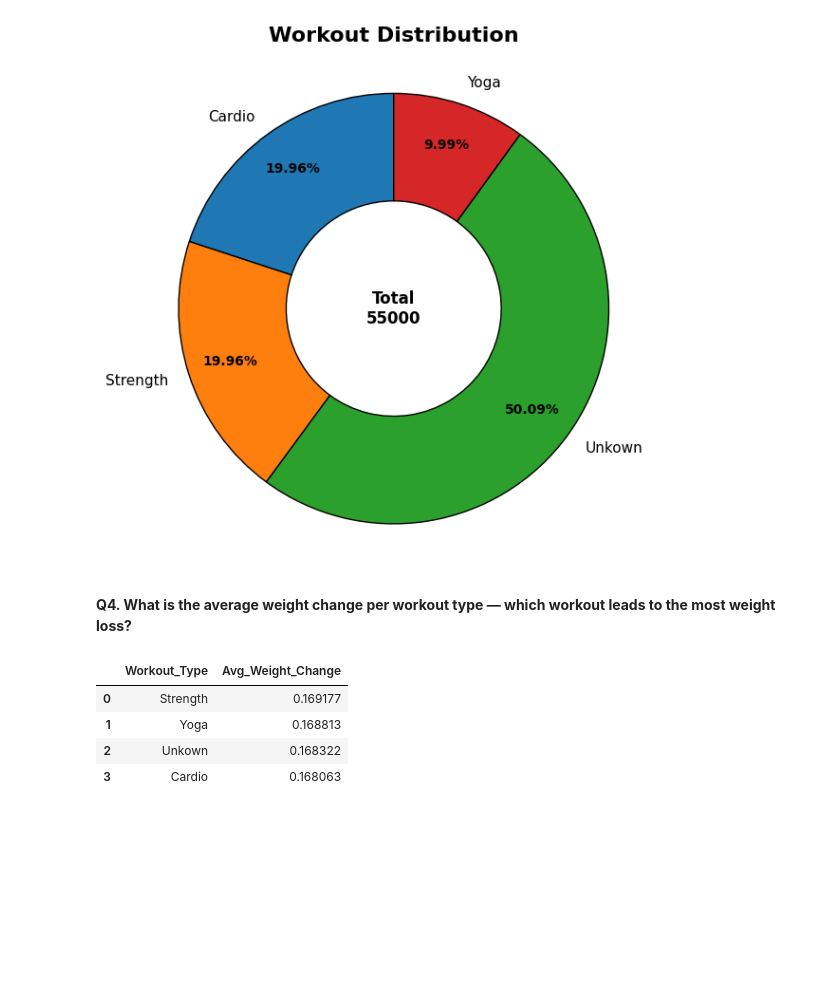
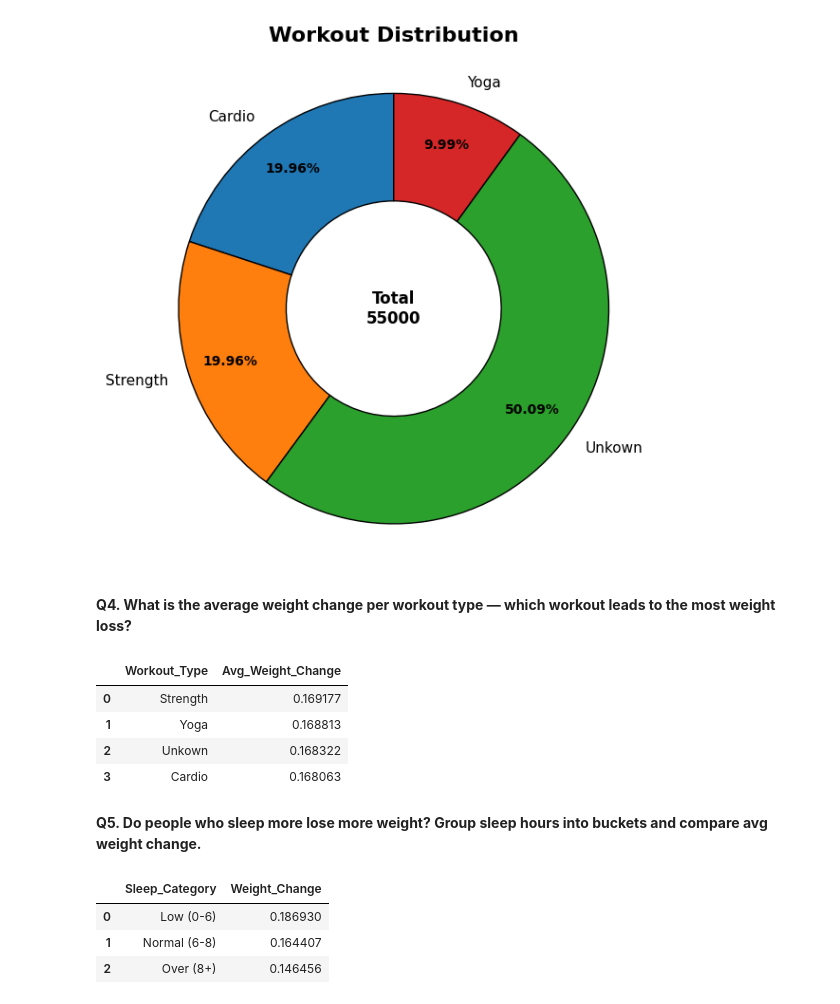
Before and after one commit to Abhaypanchal5/Data-Analytics-Portfolio, a Jupyter notebook: 04_End-To-End-Project/LifeStyle/NoteBook/LifeStyle.ipynb, the cells around one changed output. Cells and saved outputs as stored; diff of their text form; code cells hidden in the pictures; blank space fills up the shorter version.

```diff
--- a/04_End-To-End-Project/LifeStyle/NoteBook/LifeStyle.ipynb
+++ b/04_End-To-End-Project/LifeStyle/NoteBook/LifeStyle.ipynb
@@ -256,3 +256,23 @@ df_weight_loss
 | 1 | Yoga | 0.168813 |
 | 2 | Unkown | 0.168322 |
 | 3 | Cardio | 0.168063 |
+# %% [markdown]
+**Q5. Do people who sleep more lose more weight? Group sleep hours into buckets and compare avg weight change.**
+# %%
+bins = [0, 6, 8, 12]
+labels = ['Low (0-6)', 'Normal (6-8)', 'Over (8+)']
+df_sleep =df_copy
+
+df_sleep['Sleep_Category'] = pd.cut(
+    df_sleep['Sleep_Hours'],
+    bins=bins,
+    labels=labels
+)
+
+df_sleep = pd.DataFrame(df_sleep.groupby('Sleep_Category')['Weight_Change'].mean().sort_values(ascending=False)).reset_index()
+df_sleep
+# %% [output]
+|  | Sleep_Category | Weight_Change |
+| 0 | Low (0-6) | 0.186930 |
+| 1 | Normal (6-8) | 0.164407 |
+| 2 | Over (8+) | 0.146456 |
```
Also changed, not shown: parts of 3 cells of this notebook.
